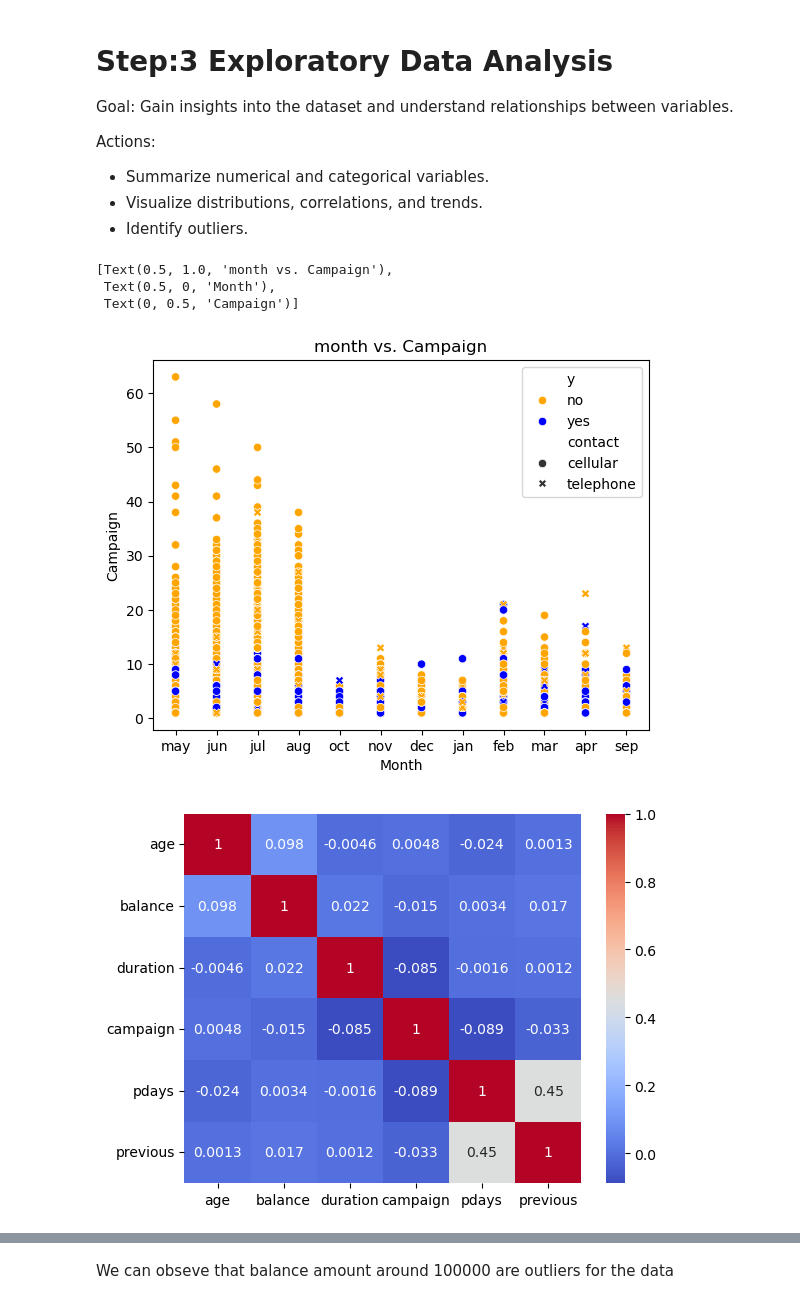
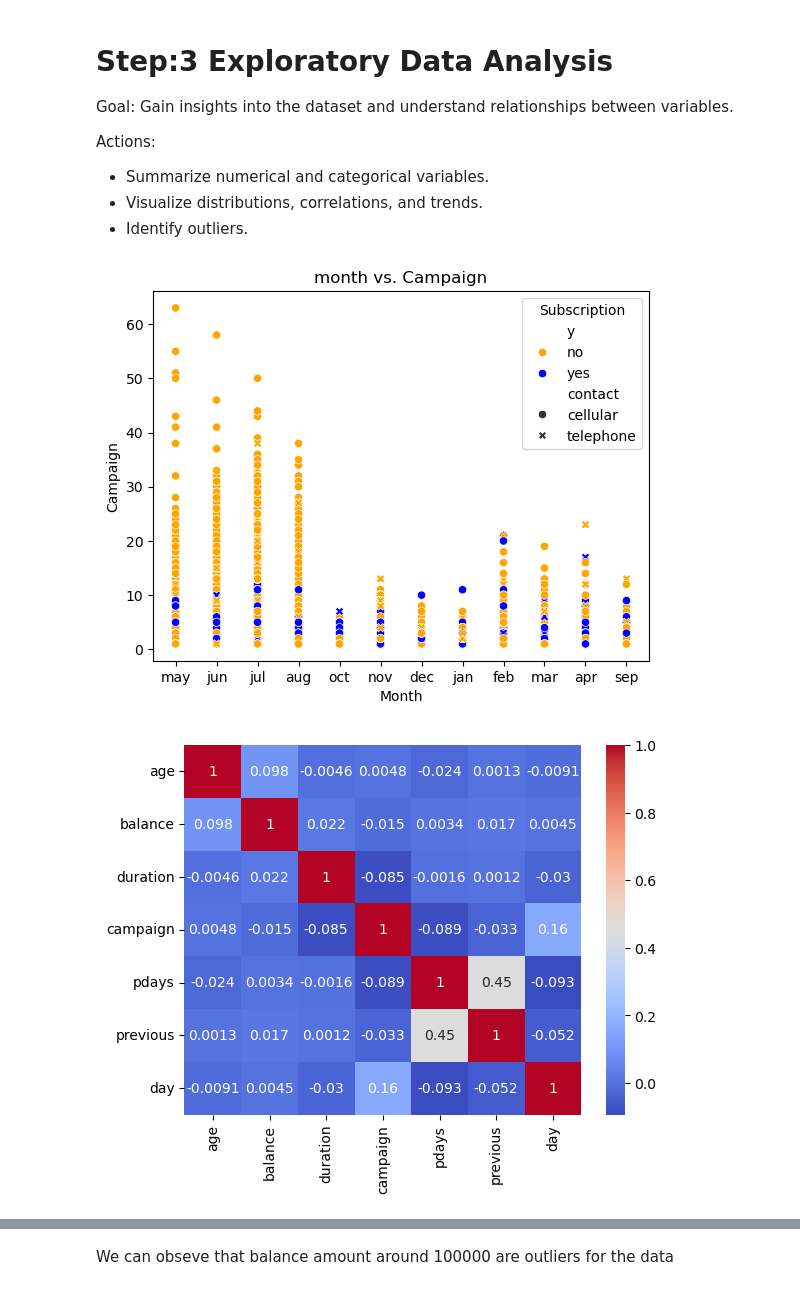
Before and after one commit to amirfarimani/DSI_Team_Project_Bank_Marketing, a Jupyter notebook: experiments/data_processing.ipynb, the cells around one changed output, grey strips where cells are left out. Saved outputs shown, nothing was run; the diff lists cells and outputs as text; code cells hidden in the pictures.

```diff
--- a/experiments/data_processing.ipynb
+++ b/experiments/data_processing.ipynb
@@ -378,24 +382,28 @@ ygraph = sns.scatterplot(data = df_cleaned,
                            y = 'campaign',
                            style = 'contact',
                            hue = 'y',
-                           palette = ['orange', 'blue','deepskyblue', 'yellowgreen'])
+                           palette = ['orange', 'blue','deepskyblue', 'yellowgreen']
+)
 
 # by default it takes lunch and dinner markers
-ygraph.set(title = 'month vs. Campaign',
-             xlabel = 'Month',
-             ylabel = 'Campaign')
+ygraph.set(
+    title = 'month vs. Campaign',
+    xlabel = 'Month',
+    ylabel = 'Campaign'
+)
+
+# Show plot
+plt.legend(title="Subscription")  # Adjust legend if necessary
+plt.show()
 # %% [output]
-[Text(0.5, 1.0, 'month vs. Campaign'),
- Text(0.5, 0, 'Month'),
- Text(0, 0.5, 'Campaign')]
-[figure, old version]
+[figure, new version]
 # %%
 # import seaborn as sns
 # import matplotlib.pyplot as plt
 
 # Correlation heatmap for numeric columns
-numerical_columns = ['age', 'balance', 'duration', 'campaign', 'pdays', 'previous']
+numerical_columns = ['age', 'balance', 'duration', 'campaign', 'pdays', 'previous', 'day']
 sns.heatmap(df_cleaned[numerical_columns].corr(), annot=True, cmap='coolwarm')
 plt.show()
 # %% [output]
-[figure, old version]
+[figure, new version]
```
Also changed, not shown: parts of 51 cells of this notebook.
